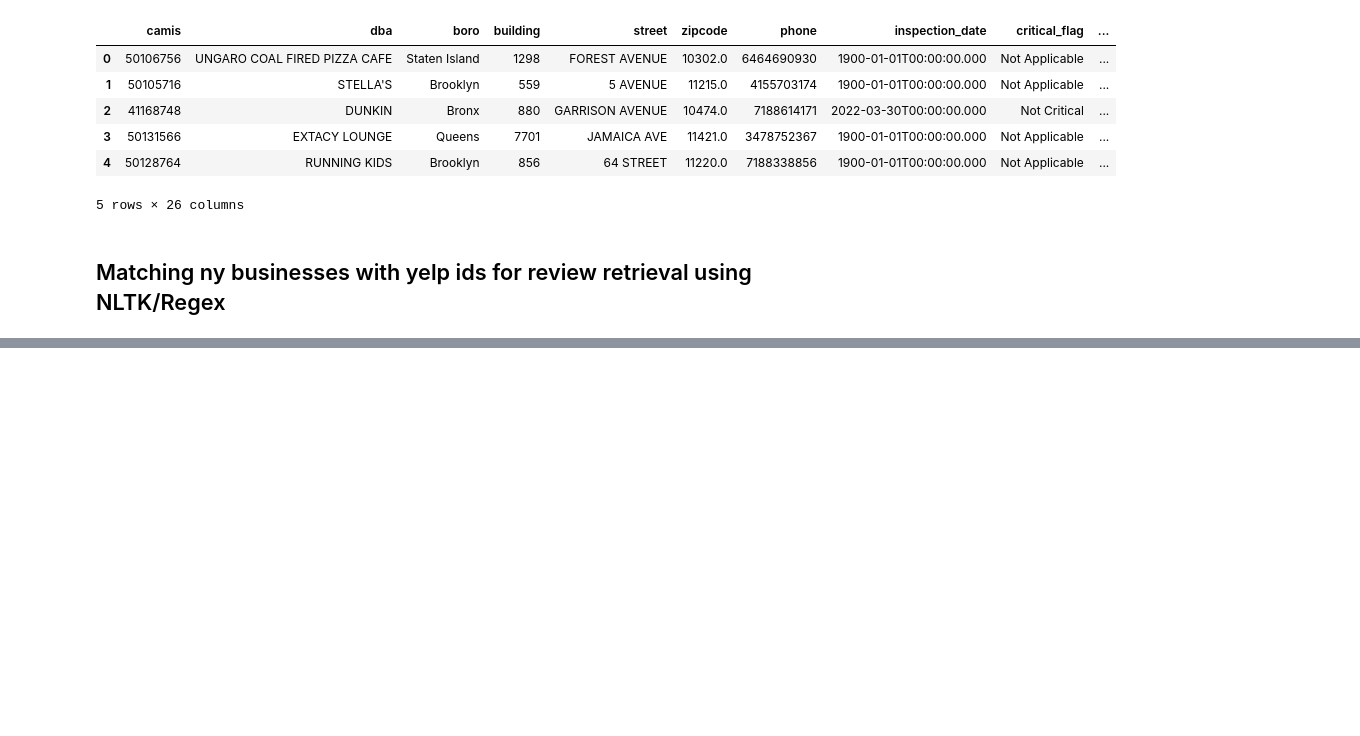
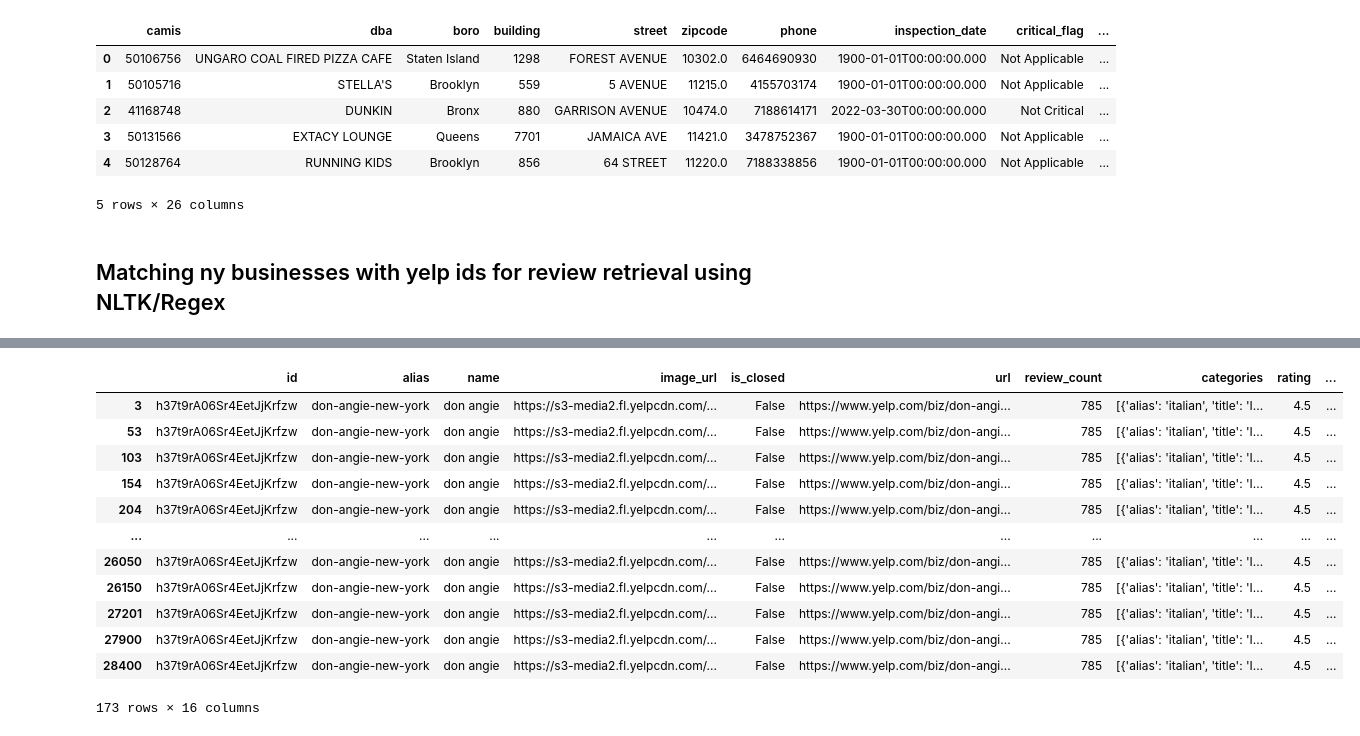
Before and after one commit to Somerville-2023/New-York-health-Inspection-Prediction, a Jupyter notebook: marc-folder/yelp_api_acquire.ipynb, the cells around one changed output, grey strips where cells are left out. Cells and saved outputs as stored; diff of their text form; code cells hidden in the pictures; blank space fills up the shorter version.

```diff
--- a/marc-folder/yelp_api_acquire.ipynb
+++ b/marc-folder/yelp_api_acquire.ipynb
@@ -258,0 +457,17 @@ for index, yelp_row in yelp_df.iterrows():
+# %%
+yelp_df = yelp_df[yelp_df['name'] == 'don angie']
+yelp_df
+# %% [output]
+|  | id | alias | name | image_url | is_closed | url | review_count | categories | rating | ... |
+| 3 | h37t9rA06Sr4EetJjKrfzw | don-angie-new-york | don angie | https://s3-media2.fl.yelpcdn.com/... | False | https://www.yelp.com/biz/don-angi... | 785 | [{'alias': 'italian', 'title': 'I... | 4.5 | ... |
+| 53 | h37t9rA06Sr4EetJjKrfzw | don-angie-new-york | don angie | https://s3-media2.fl.yelpcdn.com/... | False | https://www.yelp.com/biz/don-angi... | 785 | [{'alias': 'italian', 'title': 'I... | 4.5 | ... |
+| 103 | h37t9rA06Sr4EetJjKrfzw | don-angie-new-york | don angie | https://s3-media2.fl.yelpcdn.com/... | False | https://www.yelp.com/biz/don-angi... | 785 | [{'alias': 'italian', 'title': 'I... | 4.5 | ... |
+| 154 | h37t9rA06Sr4EetJjKrfzw | don-angie-new-york | don angie | https://s3-media2.fl.yelpcdn.com/... | False | https://www.yelp.com/biz/don-angi... | 785 | [{'alias': 'italian', 'title': 'I... | 4.5 | ... |
+| 204 | h37t9rA06Sr4EetJjKrfzw | don-angie-new-york | don angie | https://s3-media2.fl.yelpcdn.com/... | False | https://www.yelp.com/biz/don-angi... | 785 | [{'alias': 'italian', 'title': 'I... | 4.5 | ... |
+| ... | ... | ... | ... | ... | ... | ... | ... | ... | ... | ... |
+| 26050 | h37t9rA06Sr4EetJjKrfzw | don-angie-new-york | don angie | https://s3-media2.fl.yelpcdn.com/... | False | https://www.yelp.com/biz/don-angi... | 785 | [{'alias': 'italian', 'title': 'I... | 4.5 | ... |
+| 26150 | h37t9rA06Sr4EetJjKrfzw | don-angie-new-york | don angie | https://s3-media2.fl.yelpcdn.com/... | False | https://www.yelp.com/biz/don-angi... | 785 | [{'alias': 'italian', 'title': 'I... | 4.5 | ... |
+| 27201 | h37t9rA06Sr4EetJjKrfzw | don-angie-new-york | don angie | https://s3-media2.fl.yelpcdn.com/... | False | https://www.yelp.com/biz/don-angi... | 785 | [{'alias': 'italian', 'title': 'I... | 4.5 | ... |
+| 27900 | h37t9rA06Sr4EetJjKrfzw | don-angie-new-york | don angie | https://s3-media2.fl.yelpcdn.com/... | False | https://www.yelp.com/biz/don-angi... | 785 | [{'alias': 'italian', 'title': 'I... | 4.5 | ... |
+| 28400 | h37t9rA06Sr4EetJjKrfzw | don-angie-new-york | don angie | https://s3-media2.fl.yelpcdn.com/... | False | https://www.yelp.com/biz/don-angi... | 785 | [{'alias': 'italian', 'title': 'I... | 4.5 | ... |
+173 rows × 16 columns
```
Also changed, not shown: parts of 25 cells of this notebook.
